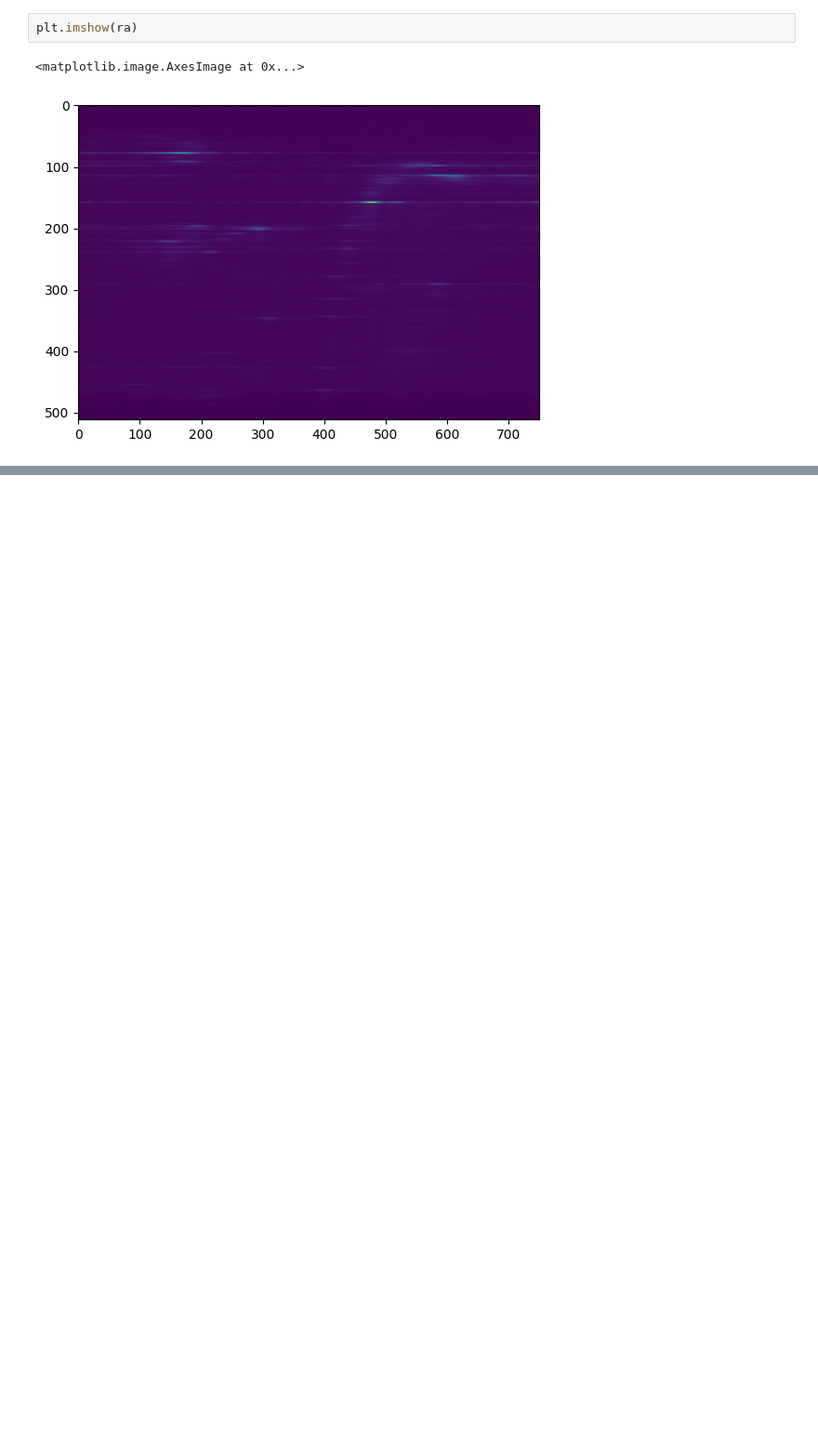
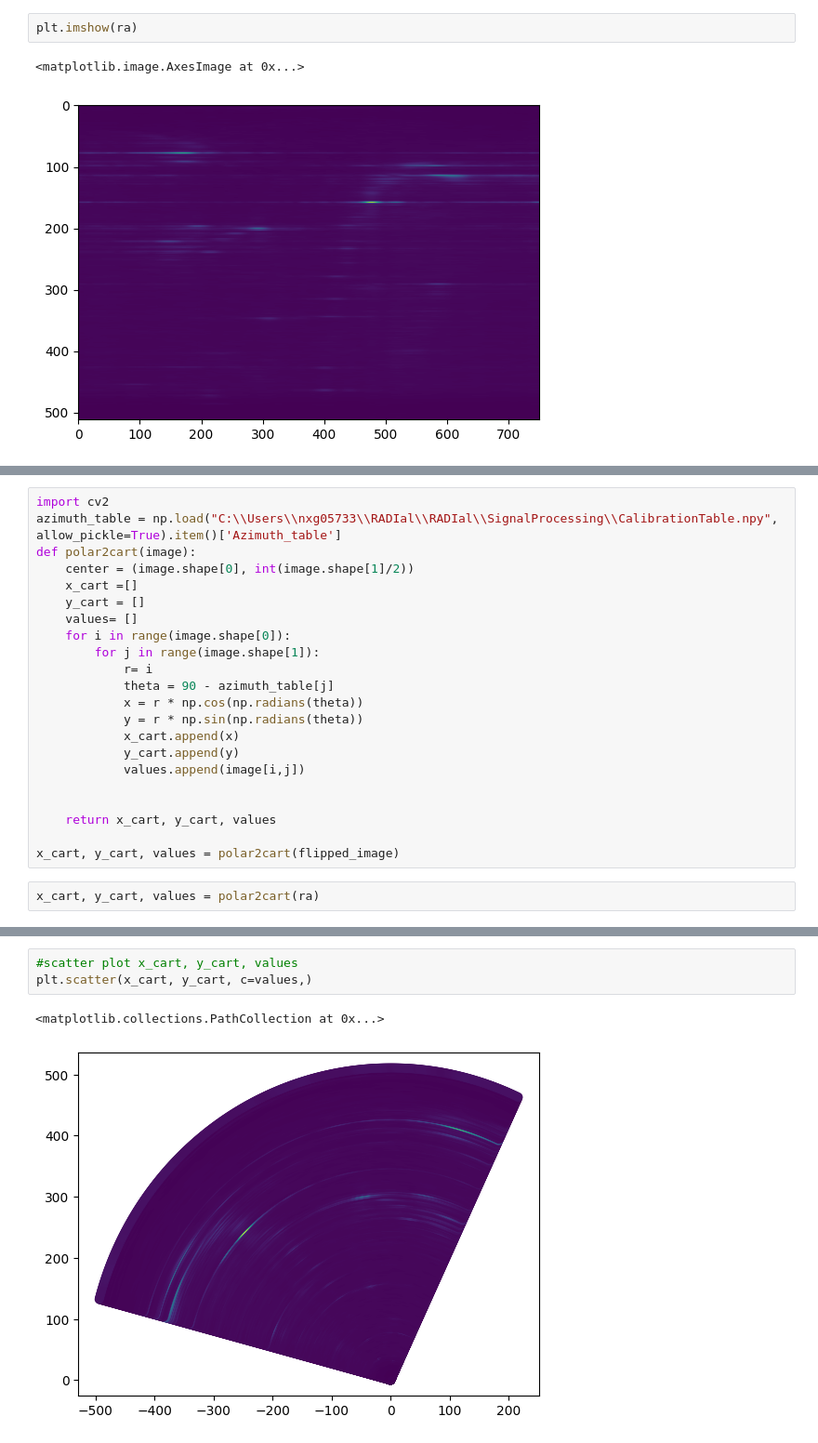
Before and after one commit to PhobosX15/RADIal, a Jupyter notebook: SignalProcessing/radar processing.ipynb, the cells around one changed output, grey strips where cells are left out. Shown at 93% size. Saved outputs shown, nothing was run; the diff lists cells and outputs as text; blank space fills up the shorter version.

```diff
--- a/SignalProcessing/radar processing.ipynb
+++ b/SignalProcessing/radar processing.ipynb
@@ -148,0 +161,24 @@ plt.imshow(ra)
+# %%
+import cv2
+azimuth_table = np.load("C:\\Users\\nxg05733\\RADIal\\RADIal\\SignalProcessing\\CalibrationTable.npy", allow_pickle=True).item()['Azimuth_table']
+def polar2cart(image):
+    center = (image.shape[0], int(image.shape[1]/2))
+    x_cart =[]
+    y_cart = []
+    values= []
+    for i in range(image.shape[0]):
+        for j in range(image.shape[1]):
+            r= i
+            theta = 90 - azimuth_table[j]
+            x = r * np.cos(np.radians(theta))
+            y = r * np.sin(np.radians(theta))
+            x_cart.append(x)
+            y_cart.append(y)
+            values.append(image[i,j])
+
+
+    return x_cart, y_cart, values
+
+x_cart, y_cart, values = polar2cart(flipped_image)
+# %%
+x_cart, y_cart, values = polar2cart(ra)
@@ -148,0 +189,6 @@ plt.imshow(ra)
+# %%
+#scatter plot x_cart, y_cart, values
+plt.scatter(x_cart, y_cart, c=values,)
+# %% [output]
+<matplotlib.collections.PathCollection at 0x...>
+[figure, added]
```
Also changed, not shown: parts of 9 cells of this notebook, 2 other files.
